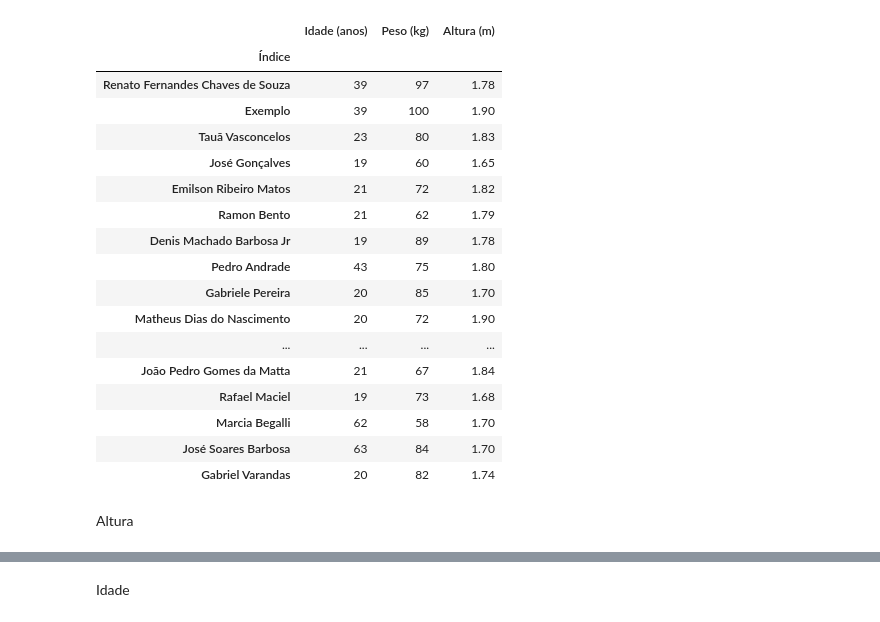
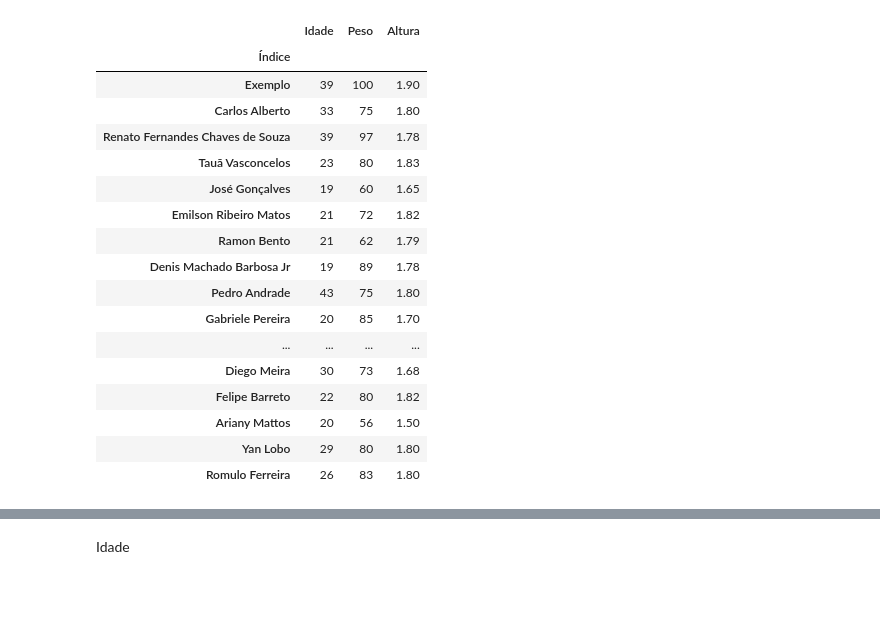
Before and after one commit to UERJ-FISICA/Fisica-Geral, a Jupyter notebook: Aula01_Dados_da_Turma.ipynb, the cells around one changed output, grey strips where cells are left out. Saved outputs shown, nothing was run; the diff lists cells and outputs as text; code cells hidden in the pictures; blank space fills up the shorter version.

```diff
--- a/Aula01_Dados_da_Turma.ipynb
+++ b/Aula01_Dados_da_Turma.ipynb
@@ -14,11 +14,12 @@ import matplotlib.pyplot as plt
 # %%
-df = pd.read_excel( "Dados-alunos-2020-2.xlsx", sheet_name="Dados da turma", index_col=0, usecols=[0,1,2,4], names=["Índice", "Idade (anos)", "Peso (kg)", "Altura (m)"] )
+df = pd.read_excel( "Dados-alunos-2020-2.xlsx", sheet_name="Dados da turma", nrows=56, index_col=0, usecols=[0,1,2,4], names=["Índice", "Idade", "Peso", "Altura"] )
 df
 # %% [output]
-|  | Idade (anos) | Peso (kg) | Altura (m) |
+|  | Idade | Peso | Altura |
 | Índice |  |  |  |
+| Exemplo | 39 | 100 | 1.90 |
+| Carlos Alberto | 33 | 75 | 1.80 |
 | Renato Fernandes Chaves de Souza | 39 | 97 | 1.78 |
-| Exemplo | 39 | 100 | 1.90 |
 | Tauã Vasconcelos | 23 | 80 | 1.83 |
 | José Gonçalves | 19 | 60 | 1.65 |
 | Emilson Ribeiro Matos | 21 | 72 | 1.82 |
@@ -26,12 +27,9 @@ df
 | Denis Machado Barbosa Jr | 19 | 89 | 1.78 |
 | Pedro Andrade | 43 | 75 | 1.80 |
 | Gabriele Pereira | 20 | 85 | 1.70 |
-| Matheus Dias do Nascimento | 20 | 72 | 1.90 |
 | ... | ... | ... | ... |
-| João Pedro Gomes da Matta | 21 | 67 | 1.84 |
-| Rafael Maciel | 19 | 73 | 1.68 |
-| Marcia Begalli | 62 | 58 | 1.70 |
-| José Soares Barbosa | 63 | 84 | 1.70 |
-| Gabriel Varandas | 20 | 82 | 1.74 |
+| Diego Meira | 30 | 73 | 1.68 |
+| Felipe Barreto | 22 | 80 | 1.82 |
+| Ariany Mattos | 20 | 56 | 1.50 |
+| Yan Lobo | 29 | 80 | 1.80 |
+| Romulo Ferreira | 26 | 83 | 1.80 |
-# %% [markdown]
-Altura
```
Also changed, not shown: parts of 56 cells of this notebook.
